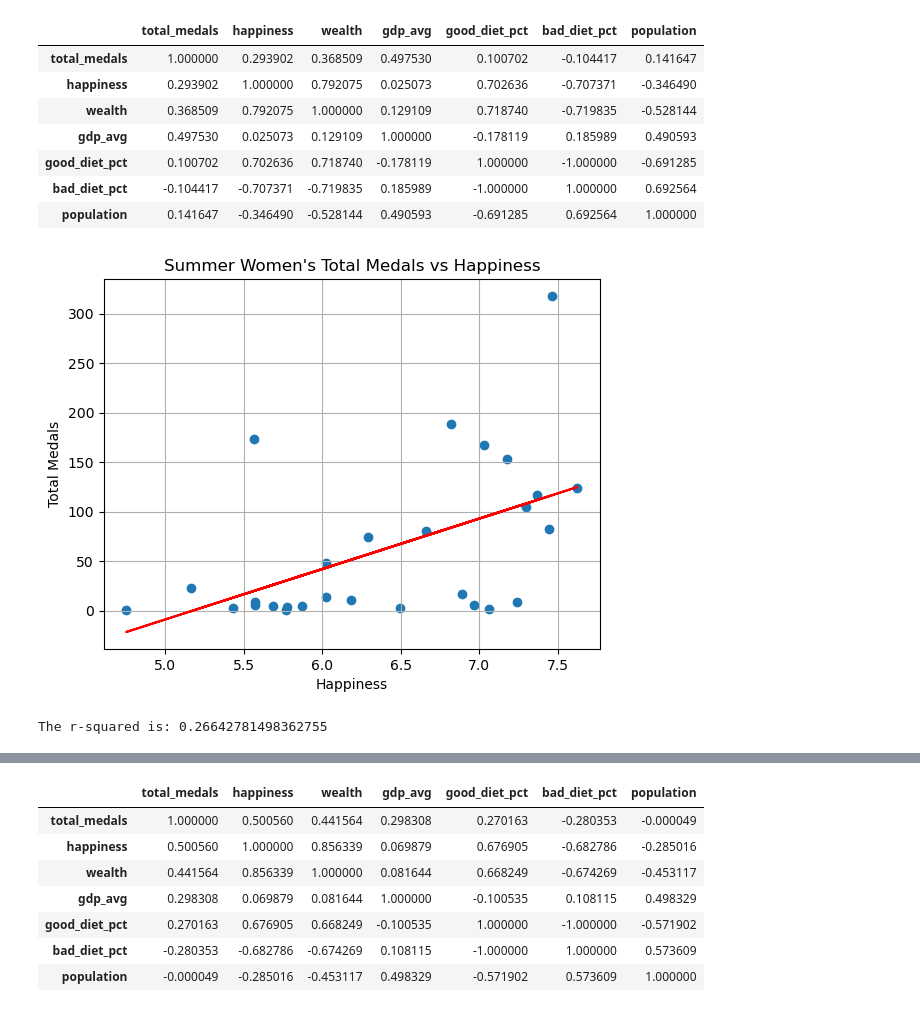
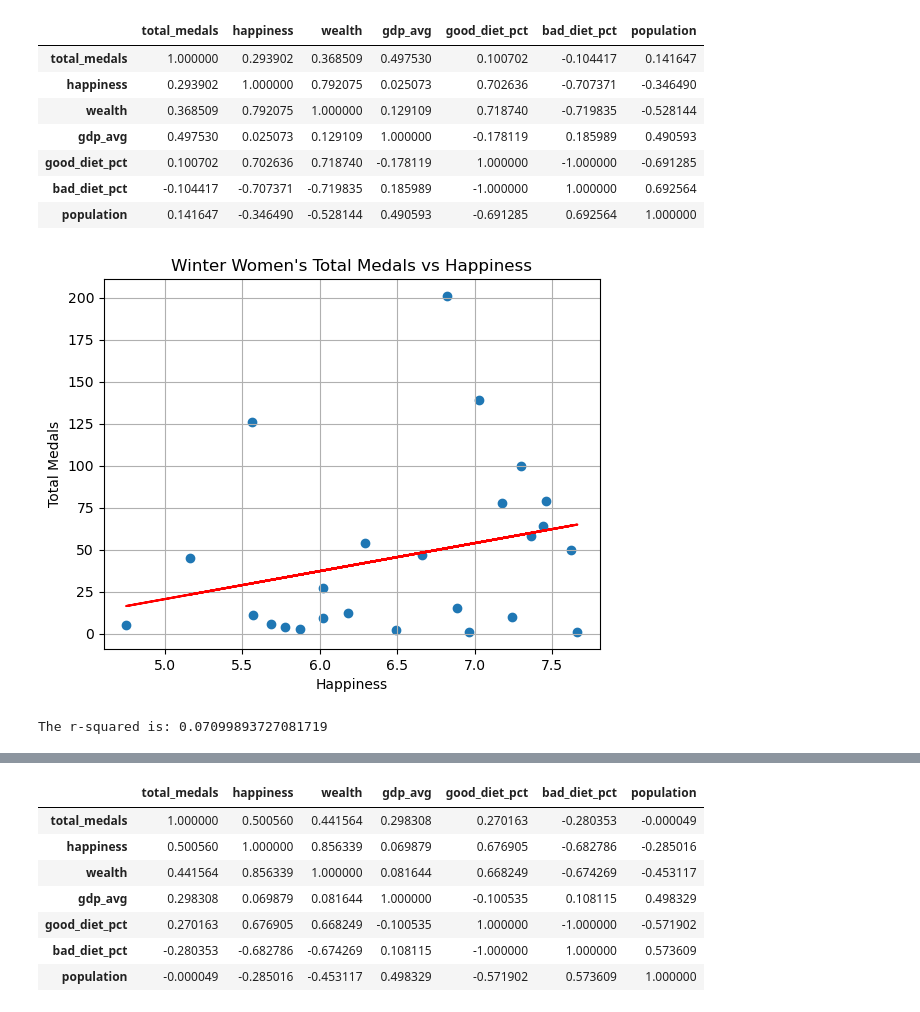
Before and after one commit to JimGile/group3-project1, a Jupyter notebook: src/jg_medal_type_correlation_with_games.ipynb, the cells around one changed output, grey strips where cells are left out. Cells and saved outputs as stored; diff of their text form; code cells hidden in the pictures.

Commit message:
Added scatter plots for Women/Men Winter Games

```diff
--- a/src/jg_medal_type_correlation_with_games.ipynb
+++ b/src/jg_medal_type_correlation_with_games.ipynb
@@ -203,7 +201,7 @@ df.set_index('country_name').corr()
 | bad_diet_pct | -0.104417 | -0.707371 | -0.719835 | 0.185989 | -1.000000 | 1.000000 | 0.692564 |
 | population | 0.141647 | -0.346490 | -0.528144 | 0.490593 | -0.691285 | 0.692564 | 1.000000 |
 # %%
-scatter_plot_medals(df, 'happiness', 'total_medals', 'Summer Women\'s Total Medals vs Happiness')
+scatter_plot_medals(df, 'happiness', 'total_medals', 'Winter Women\'s Total Medals vs Happiness')
 # %% [output]
-[figure, old version]
+[figure, new version]
-The r-squared is: 0.26642781498362755
+The r-squared is: 0.07099893727081719
```
Also changed, not shown: parts of 15 cells of this notebook.
